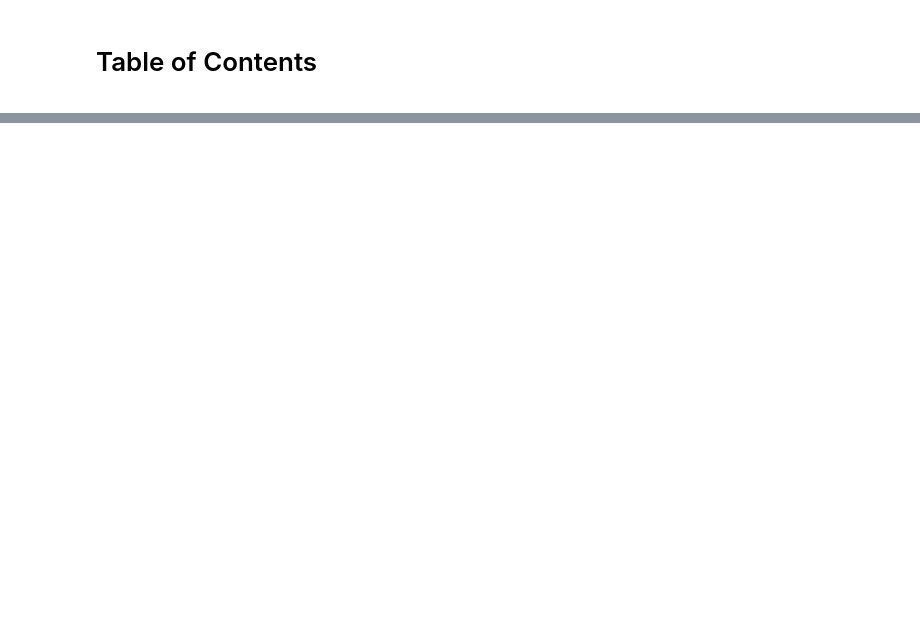
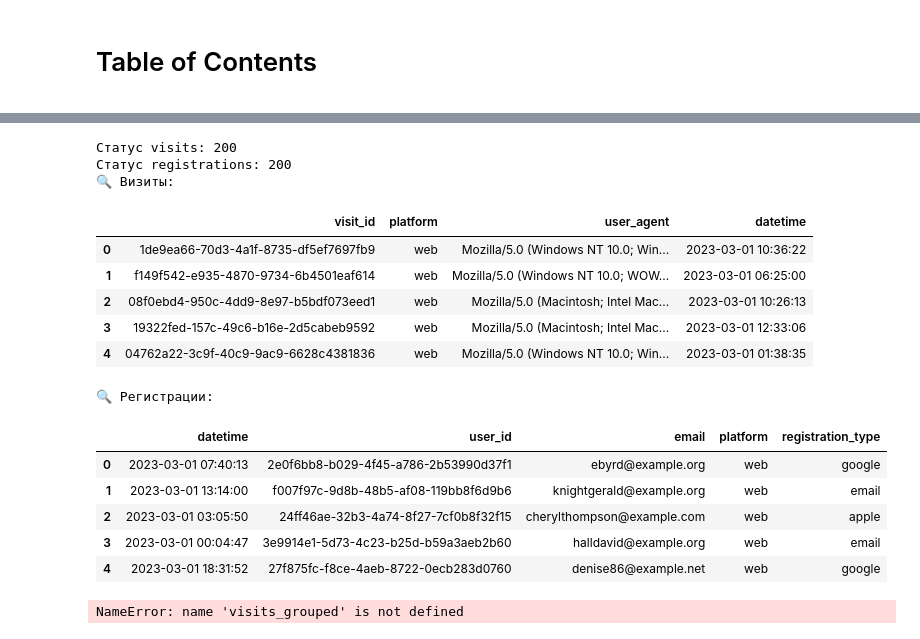
Before and after one commit to Sarra-Firn/data-analytics-project-100, a Jupyter notebook: charts_project.ipynb, the cells around one changed output, grey strips where cells are left out. Saved outputs shown, nothing was run; the diff lists cells and outputs as text; code cells hidden in the pictures; blank space fills up the shorter version.

```diff
--- a/charts_project.ipynb
+++ b/charts_project.ipynb
@@ -210,0 +106,78 @@ plt.close()
+# %%
+import requests
+import pandas as pd
+from datetime import datetime
+from IPython.display import display  # 👈 обязательно для Jupyter
+
+# Параметры запроса
+BASE_URL = "https://data-charts-api.hexlet.app"
+BEGIN_DATE = "2023-03-01"
+END_DATE = "2023-09-01"
+
+# Формируем URL для запросов
+url_visits = f"{BASE_URL}/visits?begin={BEGIN_DATE}&end={END_DATE}"
+url_registrations = f"{BASE_URL}/registrations?begin={BEGIN_DATE}&end={END_DATE}"
+
+# Отправляем GET-запросы
+response_visits = requests.get(url_visits)
+response_regs = requests.get(url_registrations)
+
+# Проверяем статус-коды
+print("Статус visits:", response_visits.status_code)
+print("Статус registrations:", response_regs.status_code)
+
+# Преобразуем JSON-ответы в DataFrame
+visits_df = pd.DataFrame(response_visits.json())
+registrations_df = pd.DataFrame(response_regs.json())
+
+# Приведение даты к datetime
+visits_df['datetime'] = pd.to_datetime(visits_df['datetime'])
+registrations_df['datetime'] = pd.to_datetime(registrations_df['datetime'])
+
+# Сохраняем в CSV
+visits_df.to_csv("api_visits.csv", index=False)
+registrations_df.to_csv("api_registrations.csv", index=False)
+
+# Просмотр первых строк
+print("🔍 Визиты:")
+display(visits_df.head())
+
+print("\n🔍 Регистрации:")
+display(registrations_df.head())
+# %% [output]
+Статус visits: 200
+Статус registrations: 200
+🔍 Визиты:
+|  | visit_id | platform | user_agent | datetime |
+| 0 | 1de9ea66-70d3-4a1f-8735-df5ef7697fb9 | web | Mozilla/5.0 (Windows NT 10.0; Win... | 2023-03-01 10:36:22 |
+| 1 | f149f542-e935-4870-9734-6b4501eaf614 | web | Mozilla/5.0 (Windows NT 10.0; WOW... | 2023-03-01 06:25:00 |
+| 2 | 08f0ebd4-950c-4dd9-8e97-b5bdf073eed1 | web | Mozilla/5.0 (Macintosh; Intel Mac... | 2023-03-01 10:26:13 |
+| 3 | 19322fed-157c-49c6-b16e-2d5cabeb9592 | web | Mozilla/5.0 (Macintosh; Intel Mac... | 2023-03-01 12:33:06 |
+| 4 | 04762a22-3c9f-40c9-9ac9-6628c4381836 | web | Mozilla/5.0 (Windows NT 10.0; Win... | 2023-03-01 01:38:35 |
+🔍 Регистрации:
+|  | datetime | user_id | email | platform | registration_type |
+| 0 | 2023-03-01 07:40:13 | 2e0f6bb8-b029-4f45-a786-2b53990d37f1 | ebyrd@example.org | web | google |
+| 1 | 2023-03-01 13:14:00 | f007f97c-9d8b-48b5-af08-119bb8f6d9b6 | knightgerald@example.org | web | email |
+| 2 | 2023-03-01 03:05:50 | 24ff46ae-32b3-4a74-8f27-7cf0b8f32f15 | cherylthompson@example.com | web | apple |
+| 3 | 2023-03-01 00:04:47 | 3e9914e1-5d73-4c23-b25d-b59a3aeb2b60 | halldavid@example.org | web | email |
+| 4 | 2023-03-01 18:31:52 | 27f875fc-f8ce-4aeb-8722-0ecb283d0760 | denise86@example.net | web | google |
+# %%
+# Объединение по дате и платформе
+merged_df = pd.merge(visits_grouped, registrations_grouped, how='left', on=['date', 'platform'])
+
+# Заполняем пропущенные значения регистраций (если были дни без регистраций)
+merged_df['registrations'] = merged_df['registrations'].fillna(0).astype(int)
+
+# Считаем конверсию
+merged_df['conversion'] = (merged_df['registrations'] / merged_df['visits']) * 100
+
+# Переименуем столбец с датой
+merged_df = merged_df.rename(columns={'date': 'date_group'})
+
+# Сортировка по дате
+merged_df = merged_df.sort_values('date_group')
+
+# Сохраняем в JSON
+merged_df.to_json("conversion.json", orient="columns")
+# %% [output]
+NameError: name 'visits_grouped' is not defined
```
Also changed, not shown: parts of 18 cells of this notebook.
